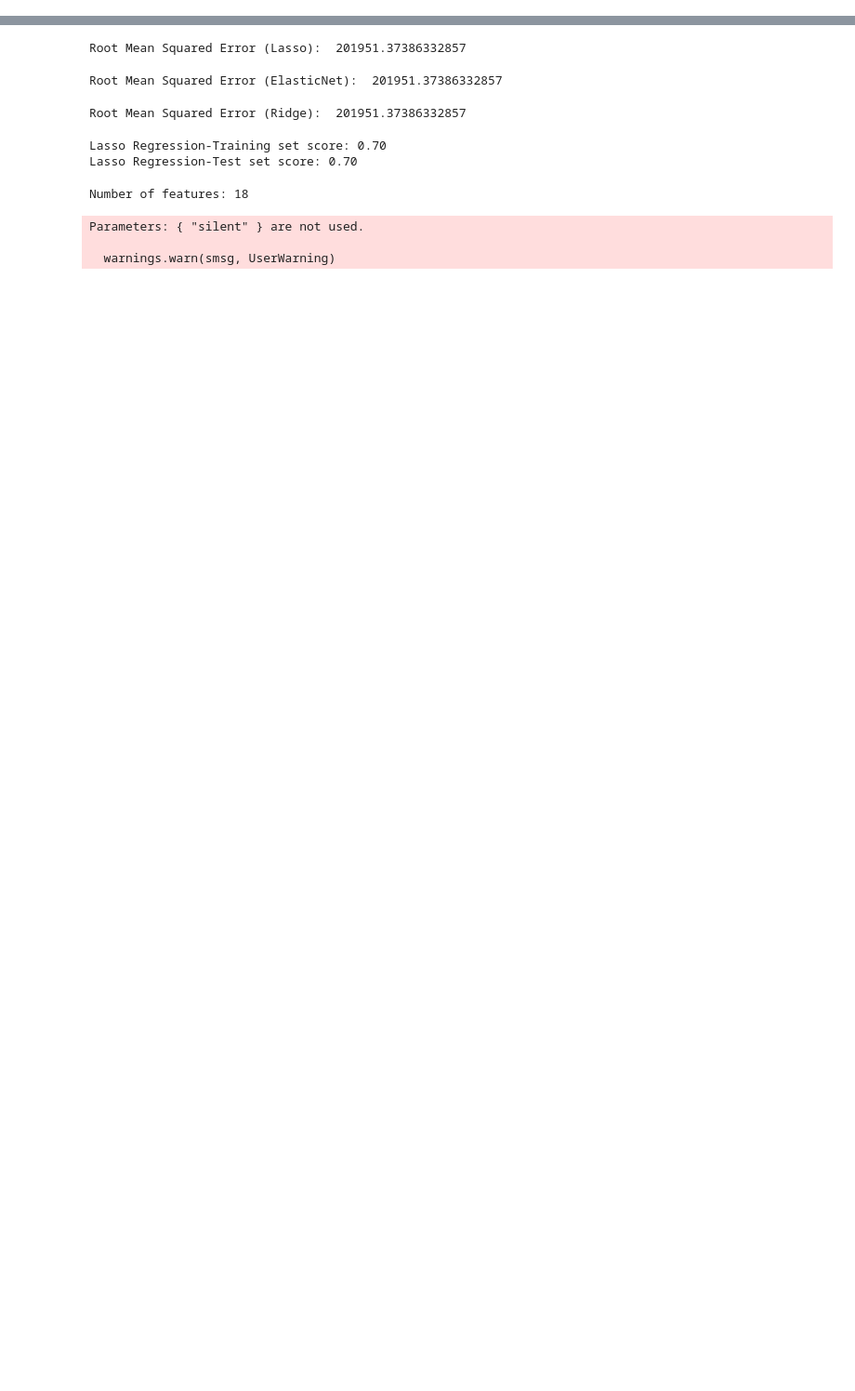
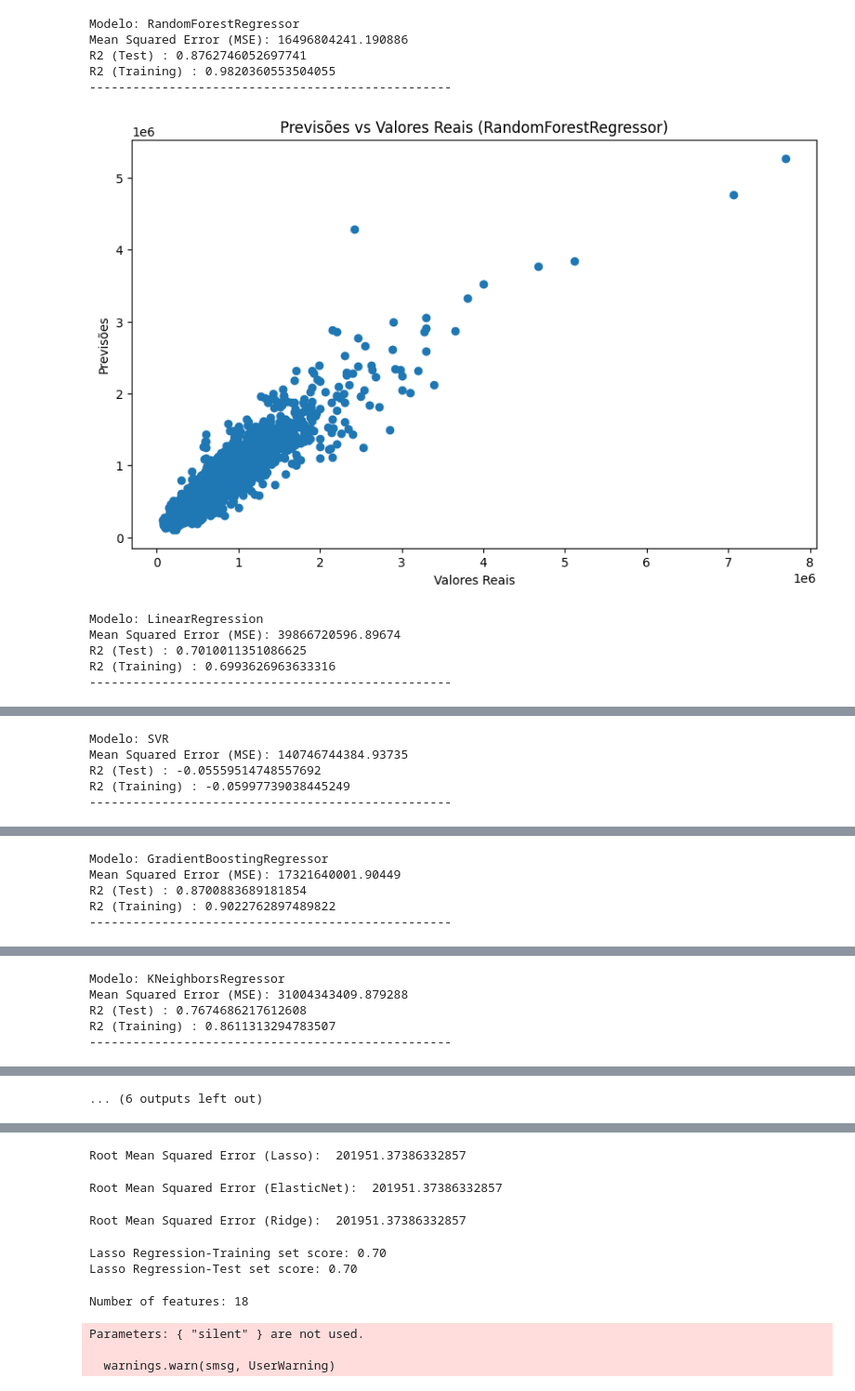
Before and after one commit to danmiirand/linearregressionifg, a Jupyter notebook: Teste_AtividadeGrupo_MelhorResultado.ipynb, the cells around one changed output, grey strips where cells are left out. Shown at 93% size. Cells and saved outputs as stored; diff of their text form; code cells hidden in the pictures; blank space fills up the shorter version.

```diff
--- a/Teste_AtividadeGrupo_MelhorResultado.ipynb
+++ b/Teste_AtividadeGrupo_MelhorResultado.ipynb
@@ -91,22 +87,3 @@ casas['long'] = scaler.fit_transform(casas[['long']])
 # Especificar colunas de features (X) e coluna alvo (y)
 features = casas.drop("price", axis=1)  # Remova a coluna alvo "price" das features
 target = casas["price"]
-
-# Testando diversos regressores
-#modelo, X_train, X_test, y_train, y_test = create_model(features, target, RandomForestRegressor(), scaler=None)
-#modelo, X_train, X_test, y_train, y_test = create_model(features, target, LinearRegression(), scaler=None)
-#modelo, X_train, X_test, y_train, y_test = create_model(features, target, SVR(), scaler=None)
-#modelo, X_train, X_test, y_train, y_test = create_model(features, target, GradientBoostingRegressor(), scaler=None)
-#modelo, X_train, X_test, y_train, y_test = create_model(features, target, KNeighborsRegressor(), scaler=None)
-#modelo, X_train, X_test, y_train, y_test = create_model(features, target, Lasso(), scaler=None)
-#modelo, X_train, X_test, y_train, y_test = create_model(features, target, Ridge(), scaler=None)
-#modelo, X_train, X_test, y_train, y_test = create_model(features, target, ElasticNet(), scaler=None)
-modelo, X_train, X_test, y_train, y_test = create_model(features, target, XGBRegressor(), scaler=None)
-
-previsoes = modelo.predict(X_test)
-mse = mean_squared_error(y_test, previsoes)
-print(f'Mean Squared Error (MSE): {mse}')
-
-y_pred = modelo.predict(X_test)
-print(f'R2 (Test) : {r2_score(y_test, y_pred)}')
-print(f'R2 (Training) : {r2_score(y_true=y_train, y_pred=modelo.predict(X_train))}')
@@ -116,0 +90,44 @@ R2 (Training) : 0.9791791118649712
+# %%
+from sklearn.metrics import mean_squared_error, r2_score
+
+# Lista de modelos
+modelos = [RandomForestRegressor(), LinearRegression(), SVR(), GradientBoostingRegressor(), KNeighborsRegressor(), Lasso(), Ridge(), ElasticNet(), XGBRegressor()]
+
+for modelo in modelos:
+    modelo, X_train, X_test, y_train, y_test = create_model(features, target, modelo, scaler=None)
+
+    # Fazendo previsões
+    y_pred = modelo.predict(X_test)
+    y_pred_train = modelo.predict(X_train)
+
+    # Calculando métricas
+    mse = mean_squared_error(y_test, y_pred)
+    r2_test = r2_score(y_test, y_pred)
+    r2_train = r2_score(y_train, y_pred_train)
+
+    # Imprimindo métricas
+    print(f'Modelo: {modelo.__class__.__name__}')
+    print(f'Mean Squared Error (MSE): {mse}')
+    print(f'R2 (Test) : {r2_test}')
+    print(f'R2 (Training) : {r2_train}')
+    print('-'*50)
+
+     # Plotando as previsões
+    plt.figure(figsize=(10, 6))
+    plt.scatter(y_test, y_pred)
+    plt.xlabel('Valores Reais')
+    plt.ylabel('Previsões')
+    plt.title(f'Previsões vs Valores Reais ({modelo.__class__.__name__})')
+    plt.show()
+# %% [output]
+Modelo: RandomForestRegressor
+Mean Squared Error (MSE): 16496804241.190886
+R2 (Test) : 0.8762746052697741
+R2 (Training) : 0.9820360553504055
+--------------------------------------------------
+[figure, added]
+Modelo: LinearRegression
+Mean Squared Error (MSE): 39866720596.89674
+R2 (Test) : 0.7010011351086625
+R2 (Training) : 0.6993626963633316
+--------------------------------------------------
@@ -116,0 +135,5 @@ R2 (Training) : 0.9791791118649712
+Modelo: SVR
+Mean Squared Error (MSE): 140746744384.93735
+R2 (Test) : -0.05559514748557692
+R2 (Training) : -0.05997739038445249
+--------------------------------------------------
@@ -116,0 +141,5 @@ R2 (Training) : 0.9791791118649712
+Modelo: GradientBoostingRegressor
+Mean Squared Error (MSE): 17321640001.90449
+R2 (Test) : 0.8700883689181854
+R2 (Training) : 0.9022762897489822
+--------------------------------------------------
@@ -116,0 +147,5 @@ R2 (Training) : 0.9791791118649712
+Modelo: KNeighborsRegressor
+Mean Squared Error (MSE): 31004343409.879288
+R2 (Test) : 0.7674686217612608
+R2 (Training) : 0.8611313294783507
+--------------------------------------------------
@@ -117,3 +159,4 @@ R2 (Training) : 0.9791791118649712
+... (6 outputs left out)
 # %%
 plt.scatter(y_test, y_pred)
 plt.xlabel("Prices")
```
Also changed, not shown: parts of 4 cells of this notebook.
